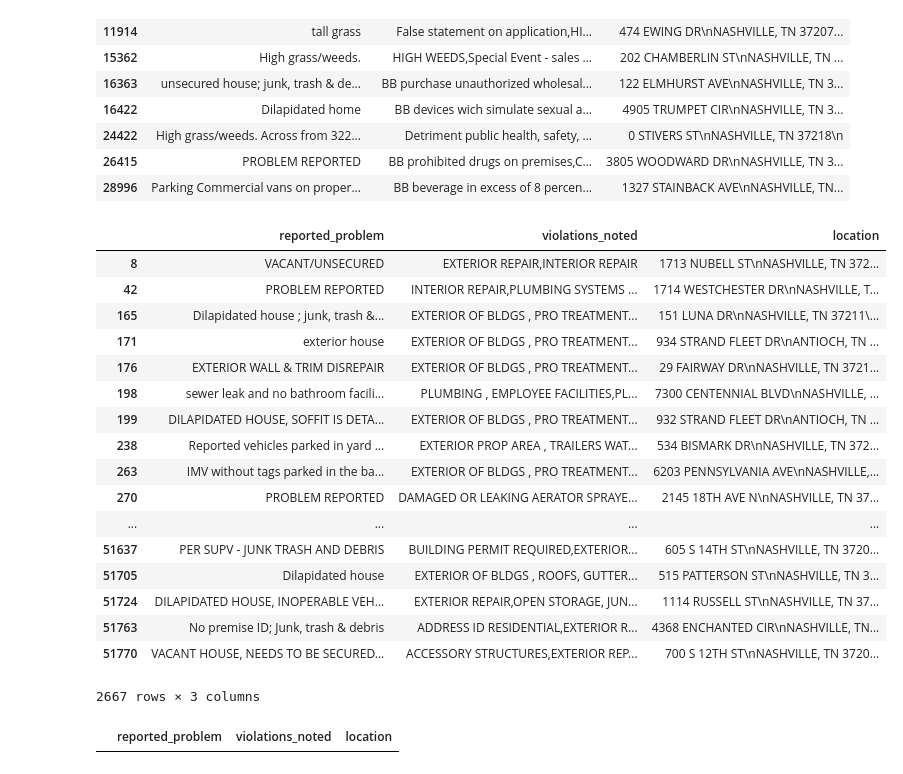
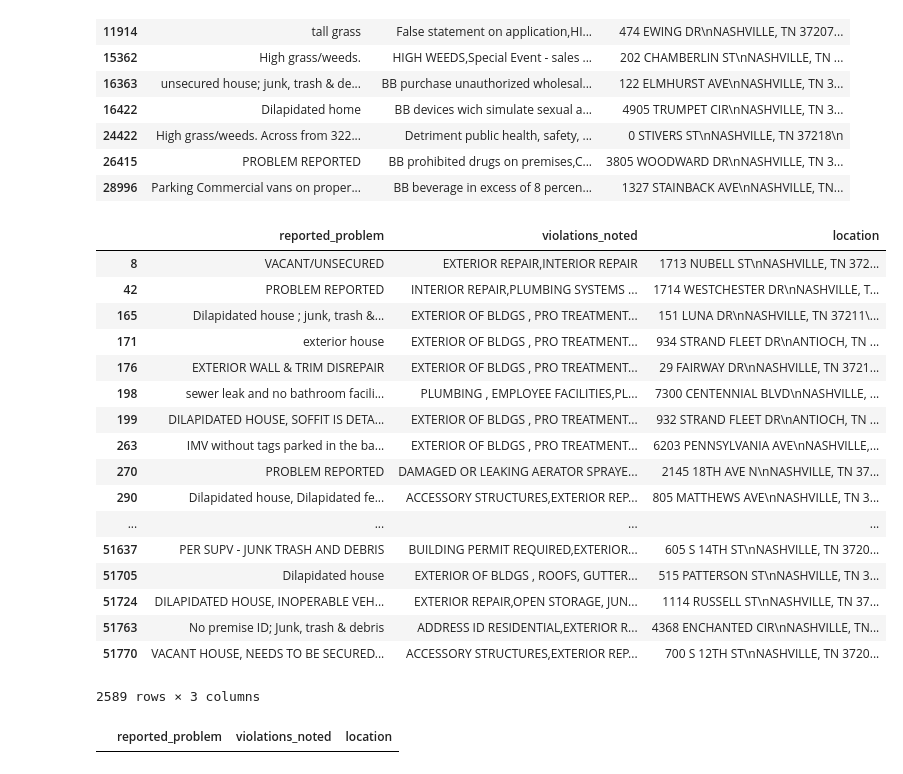
Before and after one commit to DEREJEGETU/data-question-2, a Jupyter notebook: notebooks/MR_psv_testing.ipynb, the cells around one changed output. Saved outputs shown, nothing was run; the diff lists cells and outputs as text; code cells hidden in the pictures.

```diff
--- a/notebooks/MR_psv_testing.ipynb
+++ b/notebooks/MR_psv_testing.ipynb
@@ -142,32 +138,32 @@ psv_test2
 | 28996 | Parking Commercial vans on proper... | BB beverage in excess of 8 percen... | 1327 STAINBACK AVE\nNASHVILLE, TN... |
 # %%
 BuildingRepair = [
-    "water", "defective", "damaged", "drain", "vent", "wash", "trap", "electric", "outlet", "conduit", "wir",
+    "faucet", "defective", "damaged", "drain", "vent", "wash", "trap", "electric", "outlet", "conduit", "wir",
     "switch", "knob", "fuse", "porch", "cords", "junction", "flush", "cover", "window", "seal", "missing", "wall",
     "floor", "ceiling", "roof", "plumbing", "stair", "handrail", "paint", "repair", "heat", "detector", "bath",
     "kitchen", "chimney", "overhaul", "exhaust", "wood"]
-psv_test3 = psv_noNA[psv_noNA["violations_noted"].str.contains('|'.join(BuildingRepair), case = False)]
-psv_test3
+psv_BuildingRepair = psv_noNA[psv_noNA["violations_noted"].str.contains('|'.join(BuildingRepair), case = False)]
+psv_BuildingRepair
 #In general ok but some errors noticed. Further investigation required to quantify number of errors.
 # %% [output]
 |  | reported_problem | violations_noted | location |
 | 8 | VACANT/UNSECURED | EXTERIOR REPAIR,INTERIOR REPAIR | 1713 NUBELL ST\nNASHVILLE, TN 372... |
 | 42 | PROBLEM REPORTED | INTERIOR REPAIR,PLUMBING SYSTEMS ... | 1714 WESTCHESTER DR\nNASHVILLE, T... |
 | 165 | Dilapidated house ; junk, trash &... | EXTERIOR OF BLDGS , PRO TREATMENT... | 151 LUNA DR\nNASHVILLE, TN 37211\... |
 | 171 | exterior house | EXTERIOR OF BLDGS , PRO TREATMENT... | 934 STRAND FLEET DR\nANTIOCH, TN ... |
 | 176 | EXTERIOR WALL & TRIM DISREPAIR | EXTERIOR OF BLDGS , PRO TREATMENT... | 29 FAIRWAY DR\nNASHVILLE, TN 3721... |
 | 198 | sewer leak and no bathroom facili... | PLUMBING , EMPLOYEE FACILITIES,PL... | 7300 CENTENNIAL BLVD\nNASHVILLE, ... |
 | 199 | DILAPIDATED HOUSE, SOFFIT IS DETA... | EXTERIOR OF BLDGS , PRO TREATMENT... | 932 STRAND FLEET DR\nANTIOCH, TN ... |
-| 238 | Reported vehicles parked in yard ... | EXTERIOR PROP AREA , TRAILERS WAT... | 534 BISMARK DR\nNASHVILLE, TN 372... |
 | 263 | IMV without tags parked in the ba... | EXTERIOR OF BLDGS , PRO TREATMENT... | 6203 PENNSYLVANIA AVE\nNASHVILLE,... |
 | 270 | PROBLEM REPORTED | DAMAGED OR LEAKING AERATOR SPRAYE... | 2145 18TH AVE N\nNASHVILLE, TN 37... |
+| 290 | Dilapidated house, Dilapidated fe... | ACCESSORY STRUCTURES,EXTERIOR REP... | 805 MATTHEWS AVE\nNASHVILLE, TN 3... |
 | ... | ... | ... | ... |
 | 51637 | PER SUPV - JUNK TRASH AND DEBRIS | BUILDING PERMIT REQUIRED,EXTERIOR... | 605 S 14TH ST\nNASHVILLE, TN 3720... |
 | 51705 | Dilapidated house | EXTERIOR OF BLDGS , ROOFS, GUTTER... | 515 PATTERSON ST\nNASHVILLE, TN 3... |
 | 51724 | DILAPIDATED HOUSE, INOPERABLE VEH... | EXTERIOR REPAIR,OPEN STORAGE, JUN... | 1114 RUSSELL ST\nNASHVILLE, TN 37... |
 | 51763 | No premise ID; Junk, trash & debris | ADDRESS ID RESIDENTIAL,EXTERIOR R... | 4368 ENCHANTED CIR\nNASHVILLE, TN... |
 | 51770 | VACANT HOUSE, NEEDS TO BE SECURED... | ACCESSORY STRUCTURES,EXTERIOR REP... | 700 S 12TH ST\nNASHVILLE, TN 3720... |
-2667 rows × 3 columns
+2589 rows × 3 columns
 # %%
 Environment = [
     "post construction", "quality", "environment", "Construction Activit"]
```
Also changed, not shown: parts of 11 cells of this notebook, 1 other file.
